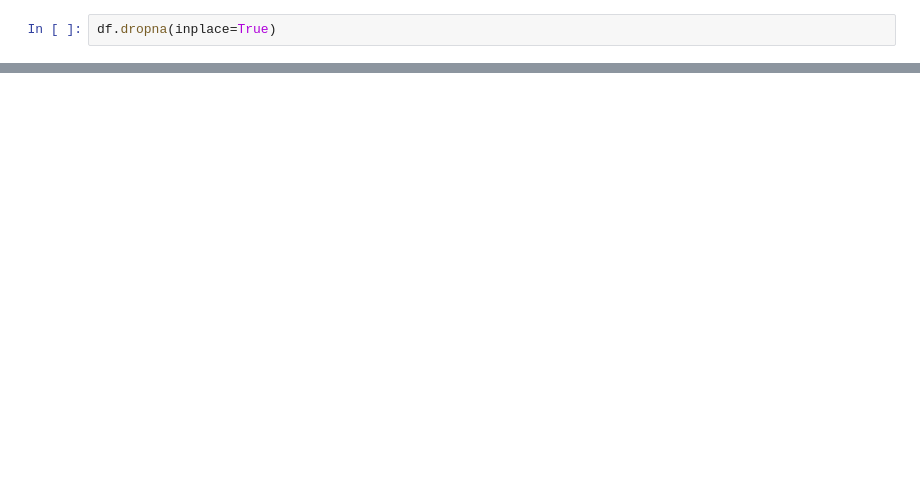
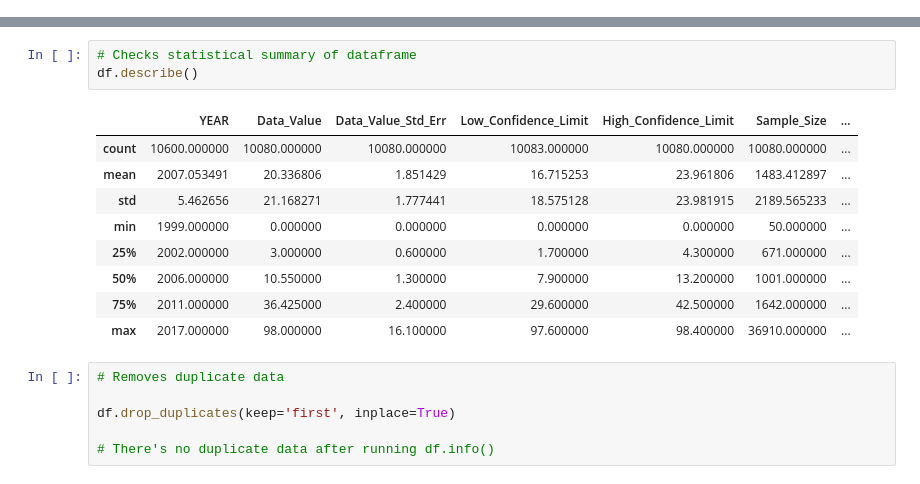
Before and after one commit to Lovelourdie/Project1_DataViz, a Jupyter notebook: clean_data.ipynb, the cells around one changed output, grey strips where cells are left out. Drawn from its saved outputs; the diff is of its cells as text; blank space fills up the shorter version.

Commit message:
adding some visual to the data

```diff
--- a/clean_data.ipynb
+++ b/clean_data.ipynb
@@ -48,2 +19,0 @@ None
-# %%
-df.dropna(inplace=True)
@@ -50 +62,20 @@ df.dropna(inplace=True)
+# %%
+# Checks statistical summary of dataframe
+df.describe()
+# %% [output]
+|  | YEAR | Data_Value | Data_Value_Std_Err | Low_Confidence_Limit | High_Confidence_Limit | Sample_Size | ... |
+| count | 10600.000000 | 10080.000000 | 10080.000000 | 10083.000000 | 10080.000000 | 10080.000000 | ... |
+| mean | 2007.053491 | 20.336806 | 1.851429 | 16.715253 | 23.961806 | 1483.412897 | ... |
+| std | 5.462656 | 21.168271 | 1.777441 | 18.575128 | 23.981915 | 2189.565233 | ... |
+| min | 1999.000000 | 0.000000 | 0.000000 | 0.000000 | 0.000000 | 50.000000 | ... |
+| 25% | 2002.000000 | 3.000000 | 0.600000 | 1.700000 | 4.300000 | 671.000000 | ... |
+| 50% | 2006.000000 | 10.550000 | 1.300000 | 7.900000 | 13.200000 | 1001.000000 | ... |
+| 75% | 2011.000000 | 36.425000 | 2.400000 | 29.600000 | 42.500000 | 1642.000000 | ... |
+| max | 2017.000000 | 98.000000 | 16.100000 | 97.600000 | 98.400000 | 36910.000000 | ... |
+# %%
+# Removes duplicate data
+
+df.drop_duplicates(keep='first', inplace=True)
+
+# There's no duplicate data after running df.info()
 # %%
```
Also changed, not shown: parts of 13 cells of this notebook.
